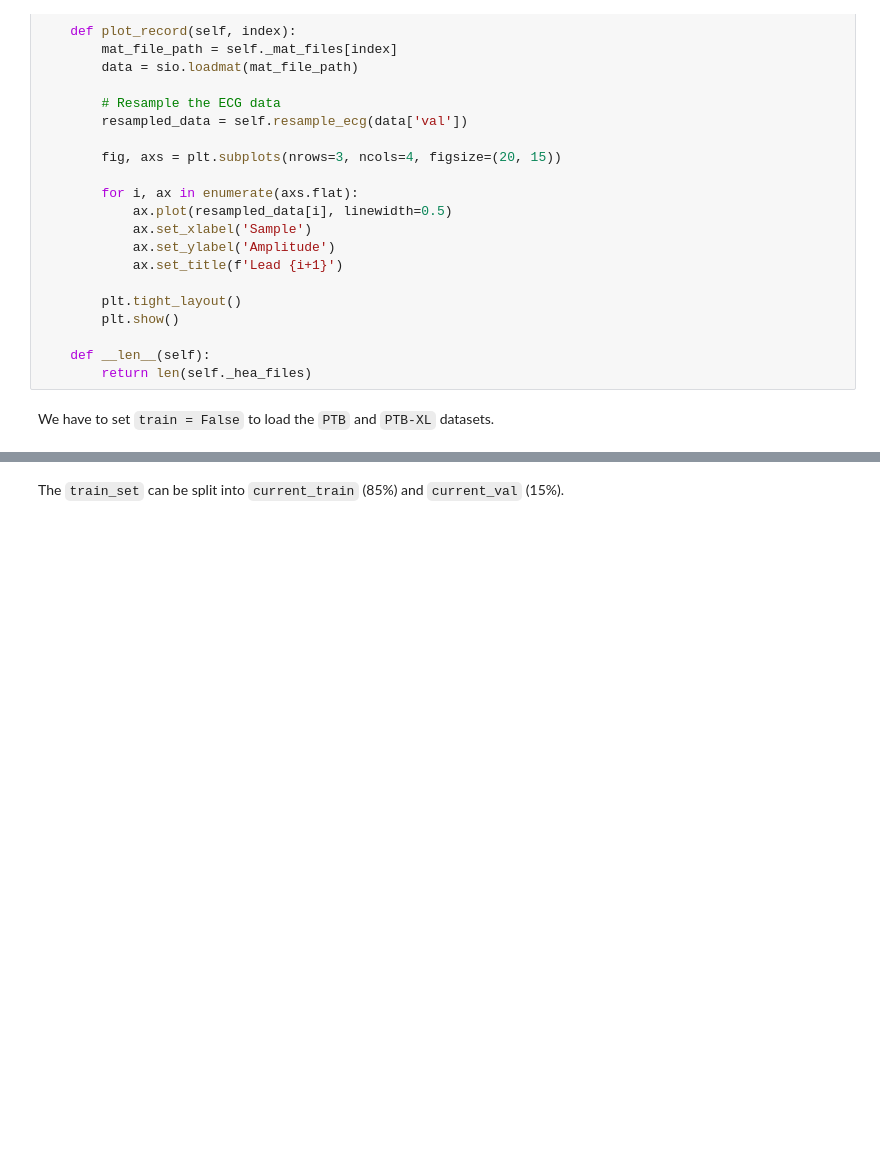
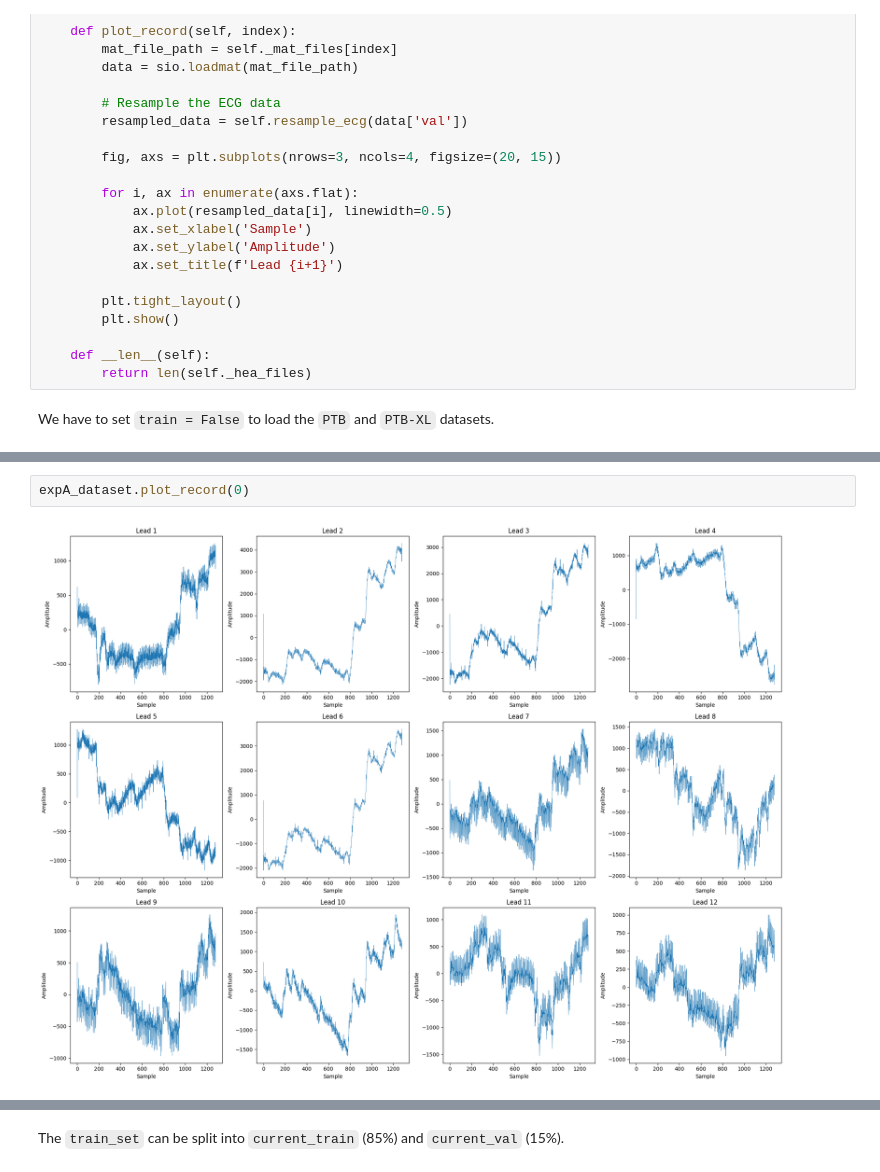
Before and after one commit to naavie/ECG_Project, a Jupyter notebook: Experiments/A/ExperimentA.ipynb, the cells around one changed output, grey strips where cells are left out. Saved outputs shown, nothing was run; the diff lists cells and outputs as text; blank space fills up the shorter version.

```diff
--- a/Experiments/A/ExperimentA.ipynb
+++ b/Experiments/A/ExperimentA.ipynb
@@ -228,0 +287,4 @@ len(expA_dataset)
+# %%
+expA_dataset.plot_record(0)
+# %% [output]
+[figure, added]
```
Also changed, not shown: parts of 44 cells of this notebook, 1 other file.
